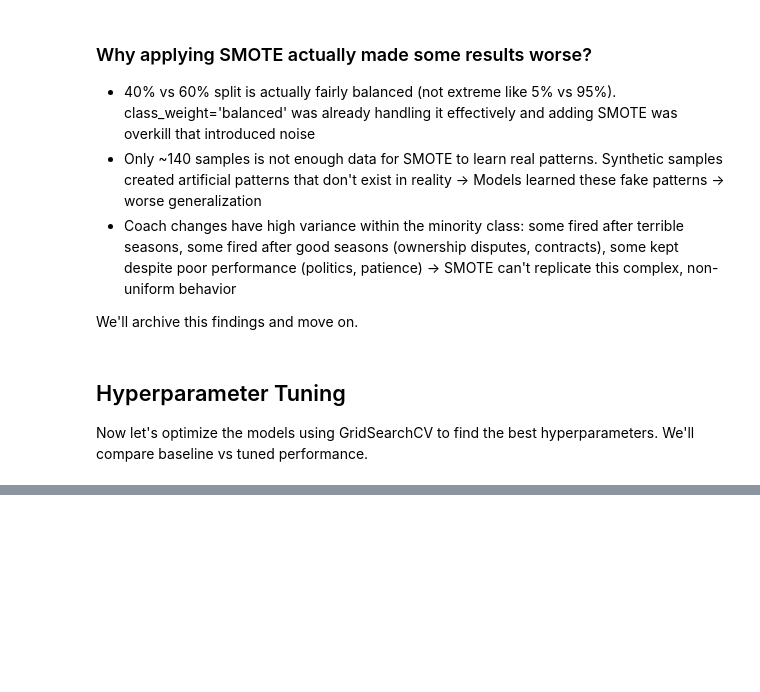
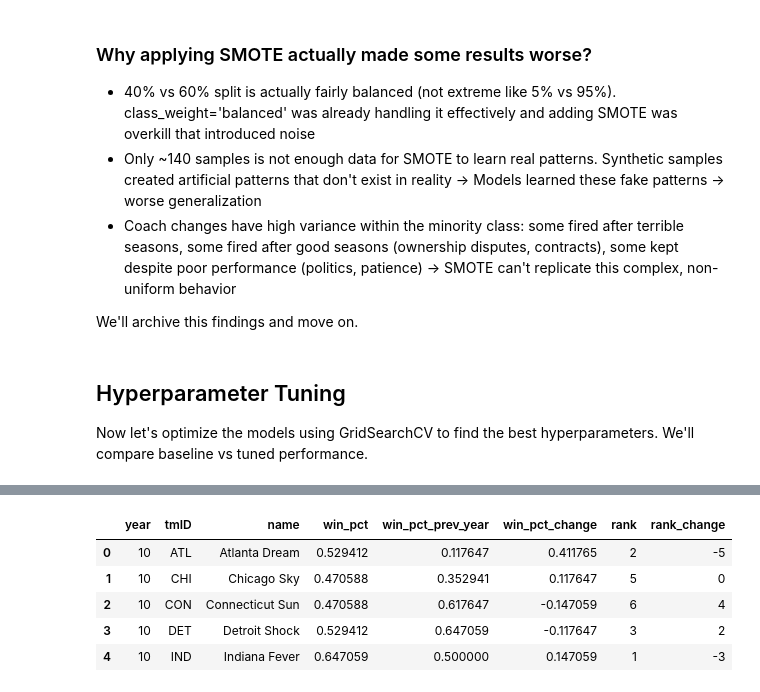
Before and after one commit to diogovenade/ac-wnba, a Jupyter notebook: src/coach_change.ipynb, the cells around one changed output, grey strips where cells are left out. Saved outputs shown, nothing was run; the diff lists cells and outputs as text; code cells hidden in the pictures; blank space fills up the shorter version.

```diff
--- a/src/coach_change.ipynb
+++ b/src/coach_change.ipynb
@@ -1200,0 +1693,67 @@ print("\nNote: Even small improvements in ROC-AUC can be significant with limite
+# %%
+# Apply the complete feature engineering pipeline for Season 10 data
+# We'll use Season 10 performance to predict coach changes going into Season 11
+# This matches what we did in training: use Season N to predict changes in Season N+1
+
+print("="*70)
+print("FEATURE ENGINEERING FOR SEASON 10 → SEASON 11 PREDICTIONS")
+print("="*70)
+
+print("\nStrategy: Use Season 10 performance data to predict coach changes")
+print("going into Season 11 (the same approach used in training)")
+
+# Season 10 is the last complete season in our dataset
+season10_features = teams_df[teams_df['year'] == 10].copy()
+
+print(f"\nSeason 10 teams found: {len(season10_features)}")
+
+# Add playoff indicator if not present
+if 'made_playoffs' not in season10_features.columns:
+    season10_features['made_playoffs'] = (season10_features['playoff'] == 'Y').astype(int)
+
+# Sort by team and year
+season10_features = season10_features.sort_values(['tmID', 'year']).reset_index(drop=True)
+
+# Get Season 9 data for lagged features
+season9_data = teams_df[teams_df['year'] == 9].copy()
+
+# Add made_playoffs to season9_data if not present
+if 'made_playoffs' not in season9_data.columns:
+    season9_data['made_playoffs'] = (season9_data['playoff'] == 'Y').astype(int)
+
+# Create lagged features by merging with previous season
+lag_feature_cols = ['win_pct', 'made_playoffs', 'rank', 'won', 'ppg', 'papg', 'pdiffpg']
+
+for feature in lag_feature_cols:
+    # Merge with season 9 data to get previous year values
+    prev_data = season9_data[['tmID', feature]].rename(columns={feature: f'{feature}_prev_year'})
+    season10_features = season10_features.merge(prev_data, on='tmID', how='left')
+
+# Performance change indicators
+season10_features['win_pct_change'] = season10_features['win_pct'] - season10_features['win_pct_prev_year']
+season10_features['rank_change'] = season10_features['rank'] - season10_features['rank_prev_year']
+season10_features['wins_change'] = season10_features['won'] - season10_features['won_prev_year']
+season10_features['point_diff_change'] = season10_features['pdiffpg'] - season10_features['pdiffpg_prev_year']
+
+# Fill missing with median (for any new teams)
+for col in [c for c in season10_features.columns if 'prev_year' in c]:
+    if season10_features[col].isnull().any():
+        median_val = coach_pred_features[col].median()
+        season10_features[col] = season10_features[col].fillna(median_val)
+
+# Fill change features with 0
+for col in [c for c in season10_features.columns if 'change' in c]:
+    season10_features[col] = season10_features[col].fillna(0)
+
+# First year team indicators
+season10_features['is_first_year_team'] = 0  # Season 10 teams all have history
+season10_features['has_prev_year_data'] = season10_features['win_pct_prev_year'].notna().astype(int)
+
+print("\nLagged features created")
+print(f"  - Previous year performance features: {len([c for c in season10_features.columns if 'prev_year' in c])}")
+print(f"  - Performance change features: {len([c for c in season10_features.columns if 'change' in c])}")
+
+# Display sample
+display(season10_features[['year', 'tmID', 'name', 'win_pct', 'win_pct_prev_year',
+                           'win_pct_change', 'rank', 'rank_change']].head())
+# %% [output]
@@ -1200,0 +1772,6 @@ print("\nNote: Even small improvements in ROC-AUC can be significant with limite
+|  | year | tmID | name | win_pct | win_pct_prev_year | win_pct_change | rank | rank_change |
+| 0 | 10 | ATL | Atlanta Dream | 0.529412 | 0.117647 | 0.411765 | 2 | -5 |
+| 1 | 10 | CHI | Chicago Sky | 0.470588 | 0.352941 | 0.117647 | 5 | 0 |
+| 2 | 10 | CON | Connecticut Sun | 0.470588 | 0.617647 | -0.147059 | 6 | 4 |
+| 3 | 10 | DET | Detroit Shock | 0.529412 | 0.647059 | -0.117647 | 3 | 2 |
+| 4 | 10 | IND | Indiana Fever | 0.647059 | 0.500000 | 0.147059 | 1 | -3 |
```
Also changed, not shown: parts of 37 cells of this notebook.
